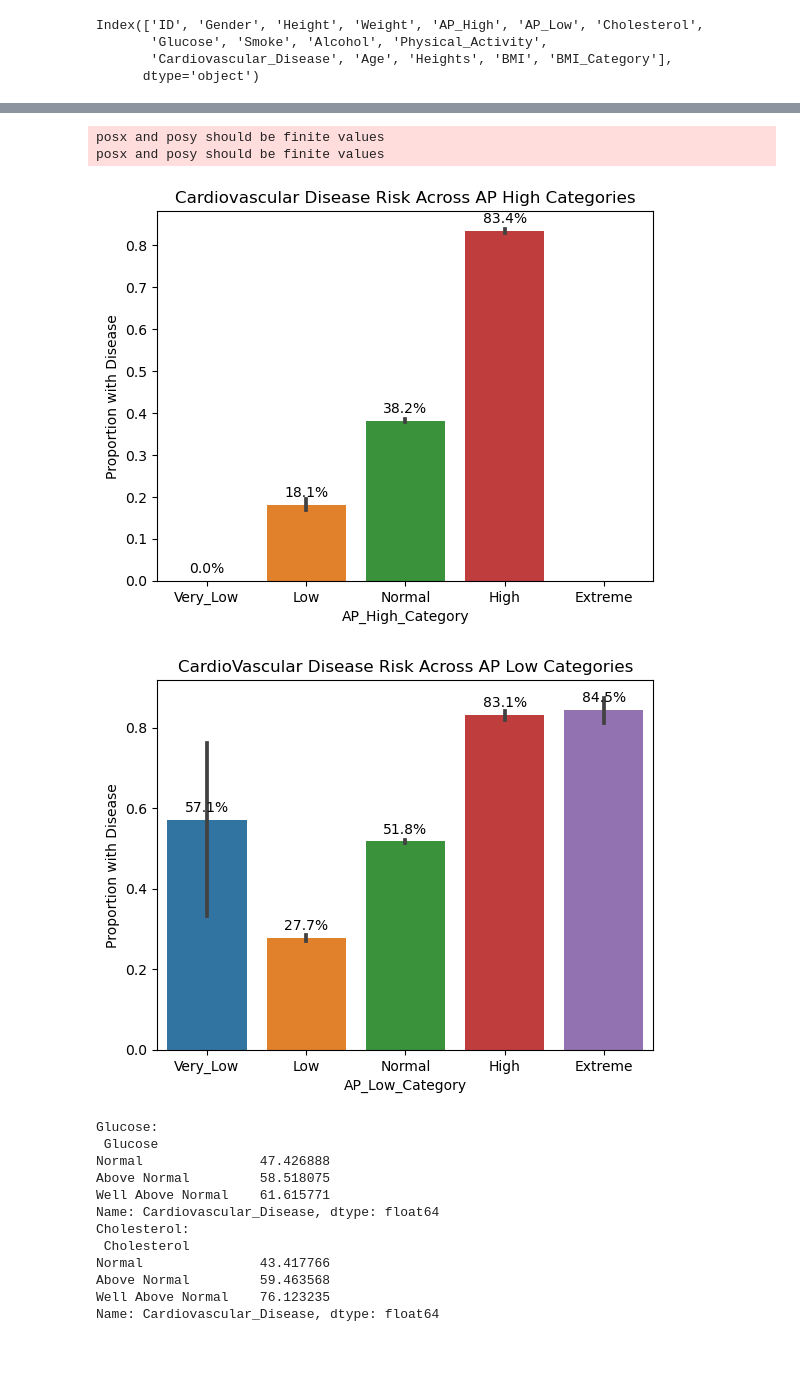
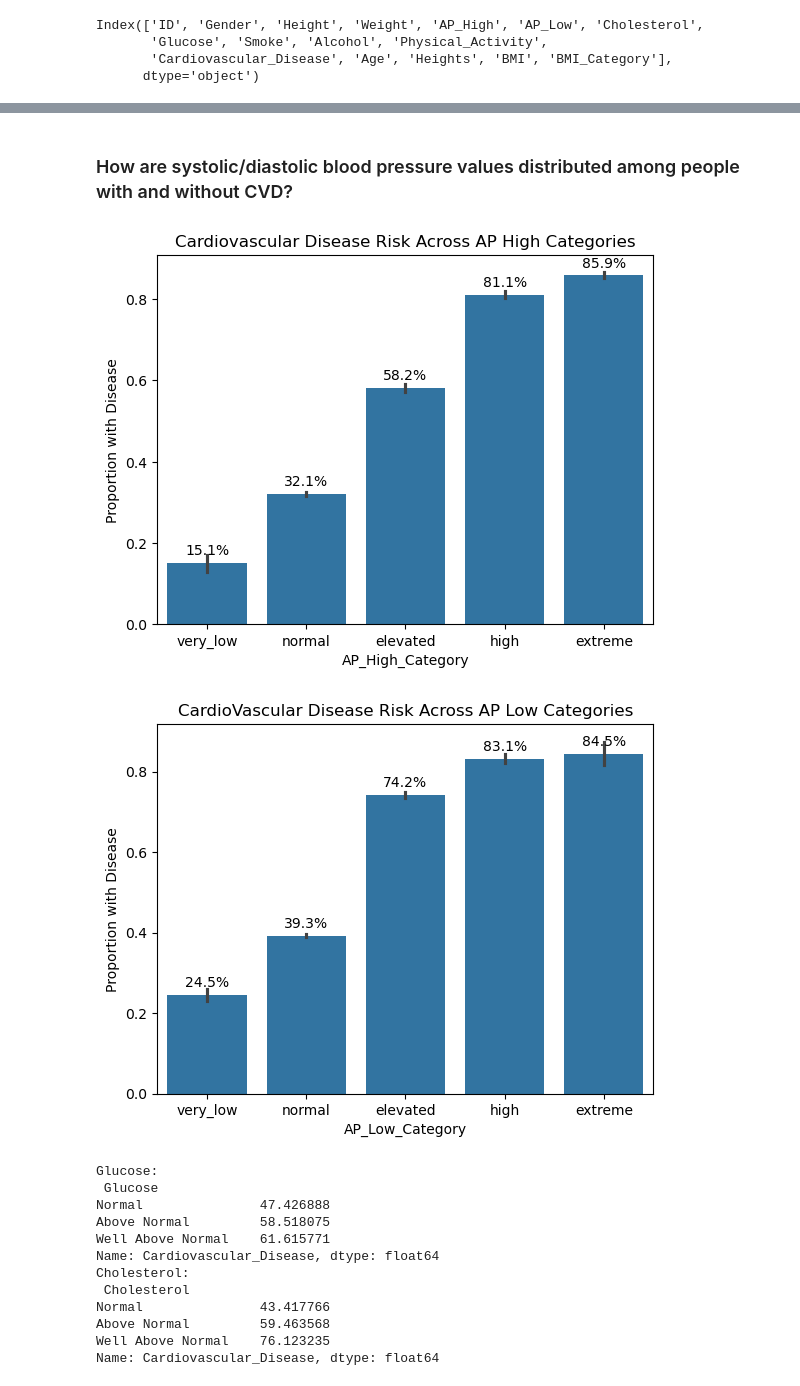
Before and after one commit to juibaruame/juibarua, a Jupyter notebook: assets/Final_Jui.ipynb, the cells around one changed output, grey strips where cells are left out. Cells and saved outputs as stored; diff of their text form; code cells hidden in the pictures; blank space fills up the shorter version.

```diff
--- a/assets/Final_Jui.ipynb
+++ b/assets/Final_Jui.ipynb
@@ -321,7 +478,7 @@ alcohol_cardio_df = alcohol_cardio.reset_index()
 alcohol_cardio_df.columns = ['Alcohol', 'Proportion of Cardiovascular Disease']
 
 plt.figure(figsize=(6,4))
-ax = sns.barplot(x='Alcohol', y='Proportion of Cardiovascular Disease', data=alcohol_cardio_df, palette='Set2')
+ax = sns.barplot(x='Alcohol', y='Proportion of Cardiovascular Disease', data=alcohol_cardio_df, hue='Alcohol', palette='Set2')
 plt.ylabel('Proportion (%)')
 plt.xlabel('Alcohol')
 plt.title('Proportion of Cardiovascular Disease by Alcohol')
@@ -345,7 +502,7 @@ physical_activity_cardio_df = physical_activity_cardio.reset_index()
 physical_activity_cardio_df.columns = ['Physical_Activity', 'Proportion of Cardiovascular Disease']
 
 plt.figure(figsize=(6,4))
-ax = sns.barplot(x='Physical_Activity', y='Proportion of Cardiovascular Disease', data=physical_activity_cardio_df, palette='Set2')
+ax = sns.barplot(x='Physical_Activity', y='Proportion of Cardiovascular Disease', data=physical_activity_cardio_df, hue='Physical_Activity', palette='Set3')
 plt.ylabel('Proportion (%)')
 plt.xlabel('Physical_Activity')
 plt.title('Proportion of Cardiovascular Disease by Physical Activity')
@@ -417,12 +580,13 @@ Overweight     50.422190
 Obese          62.254818
 Name: Cardiovascular_Disease, dtype: float64
 # %%
+# Because of plotting, need to find who does not have disease
 gender = (cardio_df.groupby('Gender')['Cardiovascular_Disease'].value_counts(normalize=True).rename('Proportion').reset_index())
 gender['Proportion'] = gender['Proportion'] * 100
 
 # Plot
 plt.figure(figsize=(6,4))
-ax = sns.barplot(x='Gender', y='Proportion', data=gender, palette='Set2')
+ax = sns.barplot(x='Gender', y='Proportion', data=gender, hue='Gender', palette='Set2')
 plt.ylabel('Proportion (%)')
 plt.xlabel('Gender')
 plt.title('Proportion of Cardiovascular Disease by Gender')
@@ -444,11 +608,11 @@ plt.show()
 # %%
-bmi = (cardio_df.groupby('BMI_Category')['Cardiovascular_Disease'].mean() * 100).reset_index()
+bmi = (cardio_df.groupby('BMI_Category', observed=True)['Cardiovascular_Disease'].mean() * 100).reset_index()
 bmi.columns = ['BMI_Category', 'Proportion']
 
 
 # Plot
 plt.figure(figsize=(6,4))
-ax = sns.barplot(x='BMI_Category', y='Proportion', data=bmi, palette='Set2')
+ax = sns.barplot(x='BMI_Category', y='Proportion', data=bmi, hue='BMI_Category', palette='pastel')
 plt.ylabel('Proportion (%)')
 plt.xlabel('BMI_Category')
 plt.title('Proportion of Cardiovascular Disease by BMI Category')
@@ -502,6 +665,8 @@ plt.savefig('blood_pressure_boxplots.png')
+# %% [markdown]
+### How are systolic/diastolic blood pressure values distributed among people with and without CVD?
 # %%
-bins = [0, 70, 100, 130, 180, 240]
-labels = ['Very_Low', 'Low', 'Normal', 'High', 'Extreme']
+bins = [0, 90, 120, 130, 140, 250]
+labels = ['very_low','normal','elevated','high','extreme']
 cardio_df['AP_High_Category'] = pd.cut(cardio_df['AP_High'], bins=bins, labels=labels)
 
 ax = sns.barplot(x='AP_High_Category', y='Cardiovascular_Disease', data=cardio_df)
@@ -511,38 +676,36 @@ plt.title('Cardiovascular Disease Risk Across AP High Categories')
 # Add percentages on top of each bar
 for p in ax.patches:
     height = p.get_height()
     ax.text(
         x=p.get_x() + p.get_width()/2,
         y=height + 0.02,
         s=f'{height*100:.1f}%',
         ha='center'
     )
 
 plt.show()
 
-bins = [0, 40, 70, 90, 100, 200]
-labels = ['Very_Low', 'Low', 'Normal', 'High', 'Extreme']
+bins = [0, 60, 80, 90, 100, 200]
+labels = ['very_low','normal','elevated','high','extreme']
 cardio_df['AP_Low_Category'] = pd.cut(cardio_df['AP_Low'], bins=bins, labels=labels)
 
 ax = sns.barplot(x='AP_Low_Category', y='Cardiovascular_Disease', data=cardio_df)
 plt.ylabel('Proportion with Disease')
 plt.title('CardioVascular Disease Risk Across AP Low Categories')
 
 # Add percentages on top of each bar
 for p in ax.patches:
     height = p.get_height()
     ax.text(
         x=p.get_x() + p.get_width()/2,
         y=height + 0.02,
         s=f'{height*100:.1f}%',
         ha='center'
     )
 
 plt.show()
 # %% [output]
-posx and posy should be finite values
-posx and posy should be finite values
-[figure, old version]
+[figure, new version]
-[figure, old version]
+[figure, new version]
 # %%
 glucose_cardio = cardio_df.groupby('Glucose')['Cardiovascular_Disease'].mean() * 100
```
Also changed, not shown: parts of 42 cells of this notebook.
